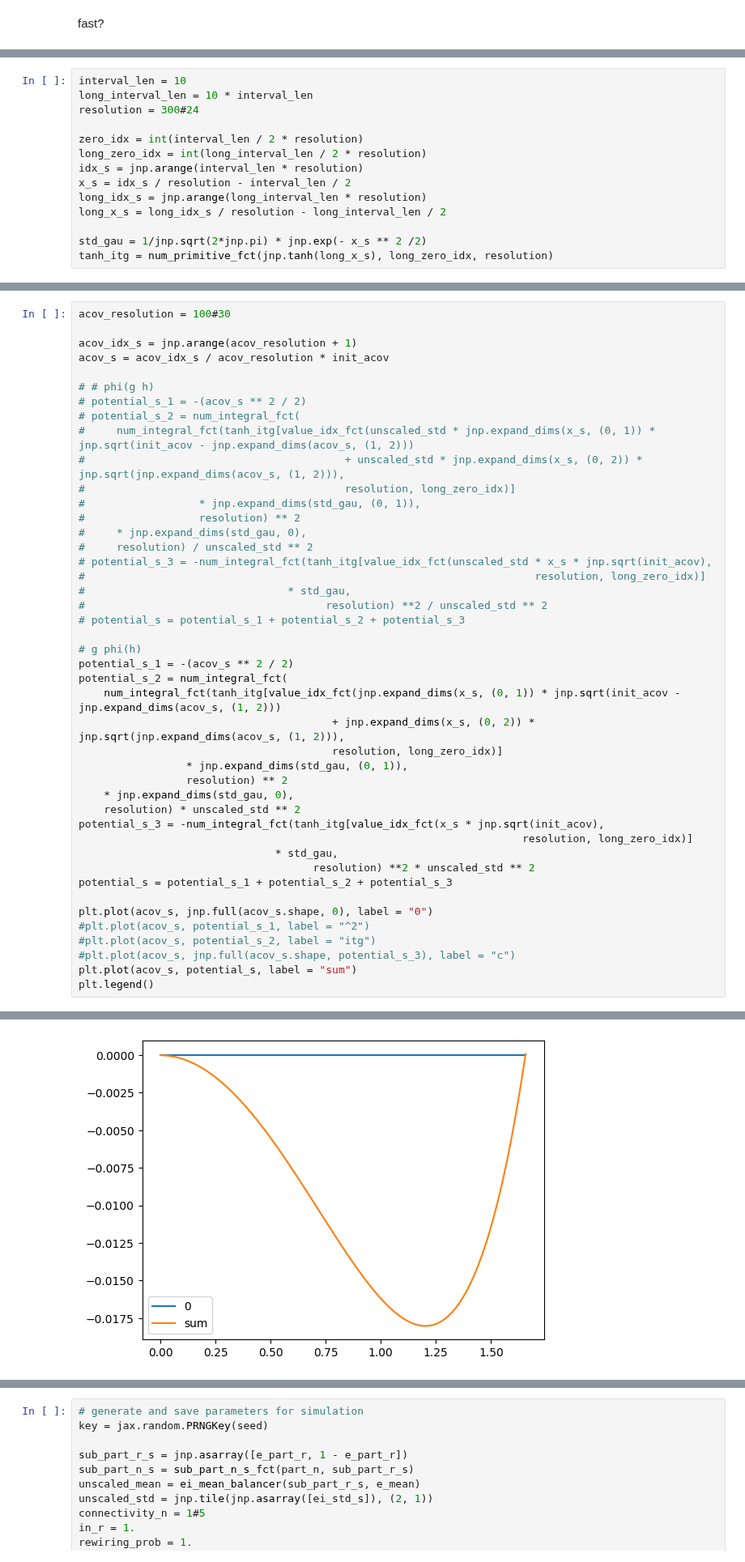
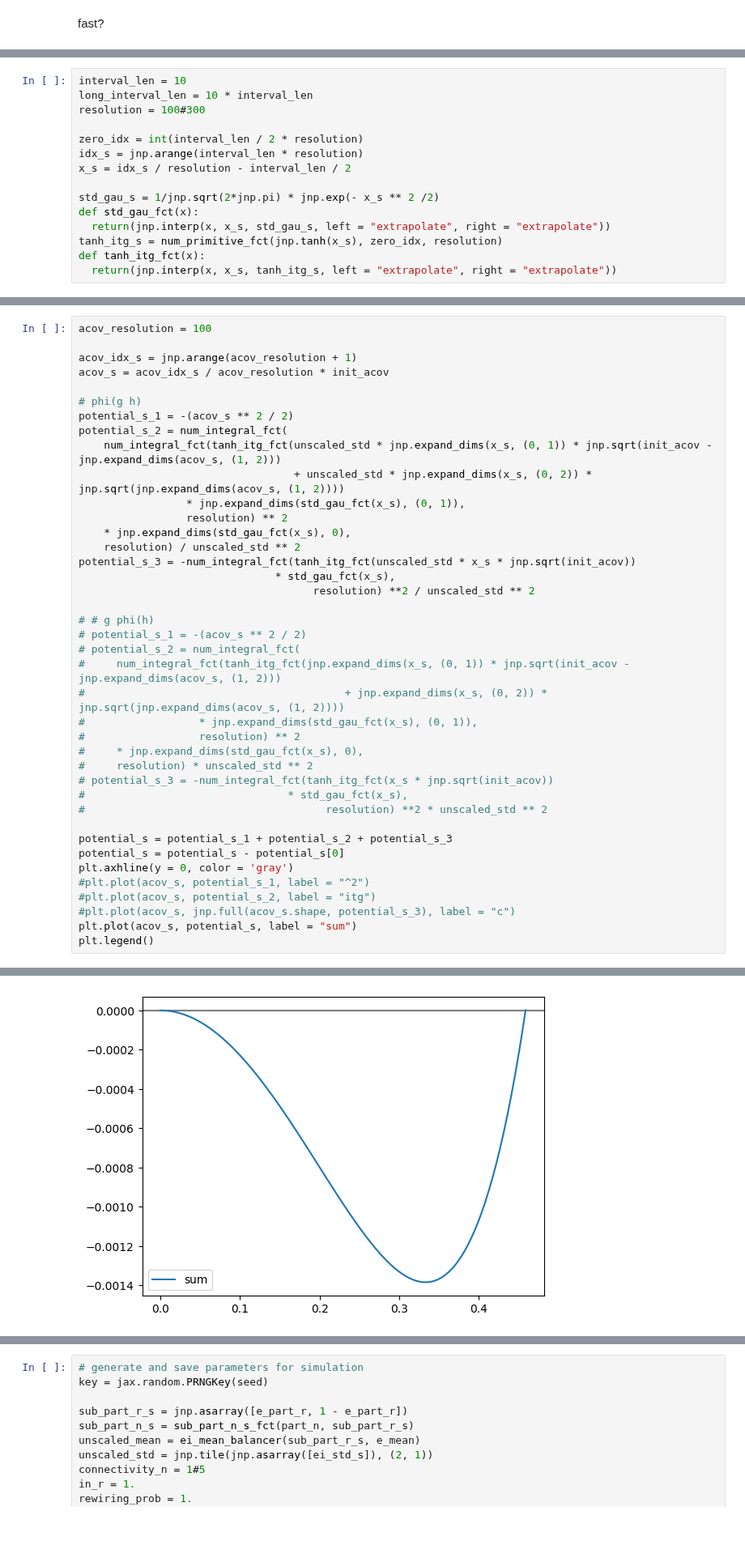
Before and after one commit to zhaoz0314/random-EI, a Jupyter notebook: pseudospatial/predictions.ipynb, the cells around one changed output, grey strips where cells are left out. Shown at 81% size. Cells and saved outputs as stored; diff of their text form; blank space fills up the shorter version.

```diff
--- a/pseudospatial/predictions.ipynb
+++ b/pseudospatial/predictions.ipynb
@@ -25,17 +19,18 @@ def value_idx_fct(value_s, resolution, zero_idx):
 # %%
 interval_len = 10
 long_interval_len = 10 * interval_len
-resolution = 300#24
+resolution = 100#300
 
 zero_idx = int(interval_len / 2 * resolution)
-long_zero_idx = int(long_interval_len / 2 * resolution)
 idx_s = jnp.arange(interval_len * resolution)
 x_s = idx_s / resolution - interval_len / 2
-long_idx_s = jnp.arange(long_interval_len * resolution)
-long_x_s = long_idx_s / resolution - long_interval_len / 2
 
-std_gau = 1/jnp.sqrt(2*jnp.pi) * jnp.exp(- x_s ** 2 /2)
-tanh_itg = num_primitive_fct(jnp.tanh(long_x_s), long_zero_idx, resolution)
+std_gau_s = 1/jnp.sqrt(2*jnp.pi) * jnp.exp(- x_s ** 2 /2)
+def std_gau_fct(x):
+  return(jnp.interp(x, x_s, std_gau_s, left = "extrapolate", right = "extrapolate"))
+tanh_itg_s = num_primitive_fct(jnp.tanh(x_s), zero_idx, resolution)
+def tanh_itg_fct(x):
+  return(jnp.interp(x, x_s, tanh_itg_s, left = "extrapolate", right = "extrapolate"))
 # %%
 # determine stable init_acov
 unscaled_std = 1.9
@@ -77,47 +68,43 @@ plt.axvline(x = init_acov, color = 'gray')
 # %%
-acov_resolution = 100#30
+acov_resolution = 100
 
 acov_idx_s = jnp.arange(acov_resolution + 1)
 acov_s = acov_idx_s / acov_resolution * init_acov
 
-# # phi(g h)
+# phi(g h)
+potential_s_1 = -(acov_s ** 2 / 2)
+potential_s_2 = num_integral_fct(
+    num_integral_fct(tanh_itg_fct(unscaled_std * jnp.expand_dims(x_s, (0, 1)) * jnp.sqrt(init_acov - jnp.expand_dims(acov_s, (1, 2)))
+                                  + unscaled_std * jnp.expand_dims(x_s, (0, 2)) * jnp.sqrt(jnp.expand_dims(acov_s, (1, 2))))
+                 * jnp.expand_dims(std_gau_fct(x_s), (0, 1)),
+                 resolution) ** 2
+    * jnp.expand_dims(std_gau_fct(x_s), 0),
+    resolution) / unscaled_std ** 2
+potential_s_3 = -num_integral_fct(tanh_itg_fct(unscaled_std * x_s * jnp.sqrt(init_acov))
+                               * std_gau_fct(x_s),
+                                     resolution) **2 / unscaled_std ** 2
+
+# # g phi(h)
 # potential_s_1 = -(acov_s ** 2 / 2)
 # potential_s_2 = num_integral_fct(
-#     num_integral_fct(tanh_itg[value_idx_fct(unscaled_std * jnp.expand_dims(x_s, (0, 1)) * jnp.sqrt(init_acov - jnp.expand_dims(acov_s, (1, 2)))
-#                                         + unscaled_std * jnp.expand_dims(x_s, (0, 2)) * jnp.sqrt(jnp.expand_dims(acov_s, (1, 2))),
-#                                         resolution, long_zero_idx)]
-#                  * jnp.expand_dims(std_gau, (0, 1)),
+#     num_integral_fct(tanh_itg_fct(jnp.expand_dims(x_s, (0, 1)) * jnp.sqrt(init_acov - jnp.expand_dims(acov_s, (1, 2)))
+#                                         + jnp.expand_dims(x_s, (0, 2)) * jnp.sqrt(jnp.expand_dims(acov_s, (1, 2))))
+#                  * jnp.expand_dims(std_gau_fct(x_s), (0, 1)),
 #                  resolution) ** 2
-#     * jnp.expand_dims(std_gau, 0),
-#     resolution) / unscaled_std ** 2
-# potential_s_3 = -num_integral_fct(tanh_itg[value_idx_fct(unscaled_std * x_s * jnp.sqrt(init_acov),
-#                                                                       resolution, long_zero_idx)]
-#                                * std_gau,
-#                                      resolution) **2 / unscaled_std ** 2
-# potential_s = potential_s_1 + potential_s_2 + potential_s_3
+#     * jnp.expand_dims(std_gau_fct(x_s), 0),
+#     resolution) * unscaled_std ** 2
+# potential_s_3 = -num_integral_fct(tanh_itg_fct(x_s * jnp.sqrt(init_acov))
+#                                * std_gau_fct(x_s),
+#                                      resolution) **2 * unscaled_std ** 2
 
-# g phi(h)
-potential_s_1 = -(acov_s ** 2 / 2)
-potential_s_2 = num_integral_fct(
-    num_integral_fct(tanh_itg[value_idx_fct(jnp.expand_dims(x_s, (0, 1)) * jnp.sqrt(init_acov - jnp.expand_dims(acov_s, (1, 2)))
-                                        + jnp.expand_dims(x_s, (0, 2)) * jnp.sqrt(jnp.expand_dims(acov_s, (1, 2))),
-                                        resolution, long_zero_idx)]
-                 * jnp.expand_dims(std_gau, (0, 1)),
-                 resolution) ** 2
-    * jnp.expand_dims(std_gau, 0),
-    resolution) * unscaled_std ** 2
-potential_s_3 = -num_integral_fct(tanh_itg[value_idx_fct(x_s * jnp.sqrt(init_acov),
-                                                                      resolution, long_zero_idx)]
-                               * std_gau,
-                                     resolution) **2 * unscaled_std ** 2
 potential_s = potential_s_1 + potential_s_2 + potential_s_3
-
-plt.plot(acov_s, jnp.full(acov_s.shape, 0), label = "0")
+potential_s = potential_s - potential_s[0]
+plt.axhline(y = 0, color = 'gray')
 #plt.plot(acov_s, potential_s_1, label = "^2")
 #plt.plot(acov_s, potential_s_2, label = "itg")
 #plt.plot(acov_s, jnp.full(acov_s.shape, potential_s_3), label = "c")
 plt.plot(acov_s, potential_s, label = "sum")
 plt.legend()
 # %% [output]
 <matplotlib.legend.Legend at 0x...>
-[figure, old version]
+[figure, new version]
```
Also changed, not shown: parts of 16 cells of this notebook.
